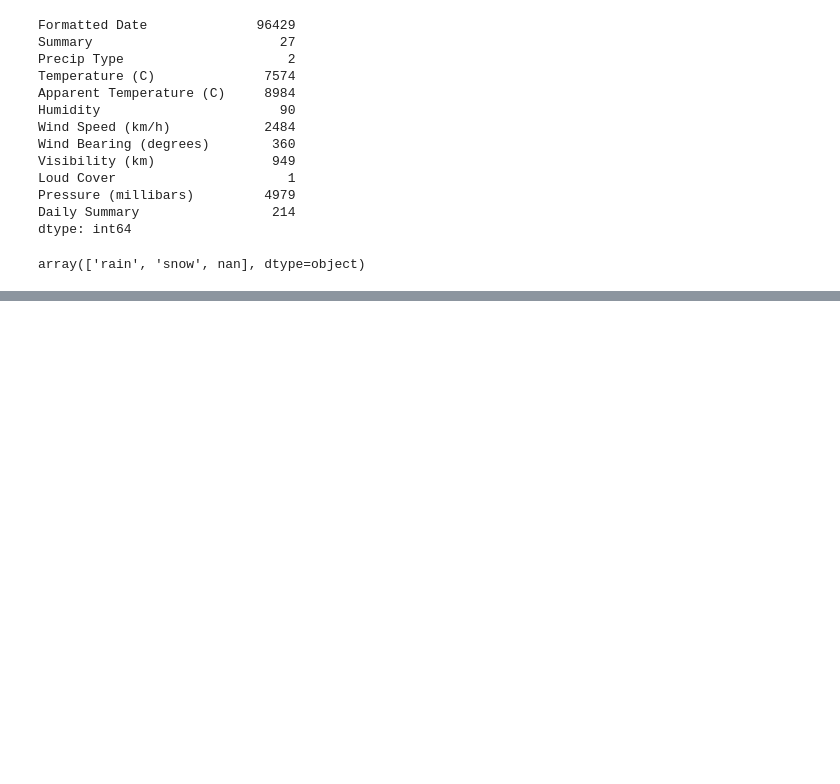
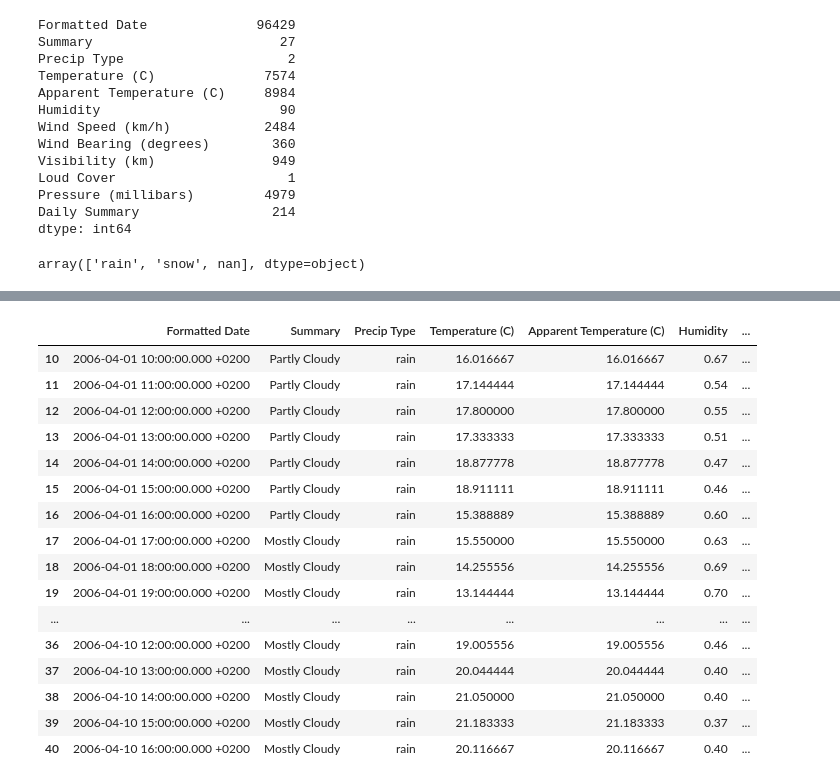
Before and after one commit to niteshprajapat/Kaggle-Weather-Dataset-Analysis, a Jupyter notebook: Weather Project.ipynb, the cells around one changed output, grey strips where cells are left out. Saved outputs shown, nothing was run; the diff lists cells and outputs as text; code cells hidden in the pictures; blank space fills up the shorter version.

```diff
--- a/Weather Project.ipynb
+++ b/Weather Project.ipynb
@@ -150,0 +224,20 @@ df["Precip Type"].is
+# %%
+df.loc[10:40]
+# %% [output]
+|  | Formatted Date | Summary | Precip Type | Temperature (C) | Apparent Temperature (C) | Humidity | ... |
+| 10 | 2006-04-01 10:00:00.000 +0200 | Partly Cloudy | rain | 16.016667 | 16.016667 | 0.67 | ... |
+| 11 | 2006-04-01 11:00:00.000 +0200 | Partly Cloudy | rain | 17.144444 | 17.144444 | 0.54 | ... |
+| 12 | 2006-04-01 12:00:00.000 +0200 | Partly Cloudy | rain | 17.800000 | 17.800000 | 0.55 | ... |
+| 13 | 2006-04-01 13:00:00.000 +0200 | Partly Cloudy | rain | 17.333333 | 17.333333 | 0.51 | ... |
+| 14 | 2006-04-01 14:00:00.000 +0200 | Partly Cloudy | rain | 18.877778 | 18.877778 | 0.47 | ... |
+| 15 | 2006-04-01 15:00:00.000 +0200 | Partly Cloudy | rain | 18.911111 | 18.911111 | 0.46 | ... |
+| 16 | 2006-04-01 16:00:00.000 +0200 | Partly Cloudy | rain | 15.388889 | 15.388889 | 0.60 | ... |
+| 17 | 2006-04-01 17:00:00.000 +0200 | Mostly Cloudy | rain | 15.550000 | 15.550000 | 0.63 | ... |
+| 18 | 2006-04-01 18:00:00.000 +0200 | Mostly Cloudy | rain | 14.255556 | 14.255556 | 0.69 | ... |
+| 19 | 2006-04-01 19:00:00.000 +0200 | Mostly Cloudy | rain | 13.144444 | 13.144444 | 0.70 | ... |
+| ... | ... | ... | ... | ... | ... | ... | ... |
+| 36 | 2006-04-10 12:00:00.000 +0200 | Mostly Cloudy | rain | 19.005556 | 19.005556 | 0.46 | ... |
+| 37 | 2006-04-10 13:00:00.000 +0200 | Mostly Cloudy | rain | 20.044444 | 20.044444 | 0.40 | ... |
+| 38 | 2006-04-10 14:00:00.000 +0200 | Mostly Cloudy | rain | 21.050000 | 21.050000 | 0.40 | ... |
+| 39 | 2006-04-10 15:00:00.000 +0200 | Mostly Cloudy | rain | 21.183333 | 21.183333 | 0.37 | ... |
+| 40 | 2006-04-10 16:00:00.000 +0200 | Mostly Cloudy | rain | 20.116667 | 20.116667 | 0.40 | ... |
```
Also changed, not shown: parts of 15 cells of this notebook.
